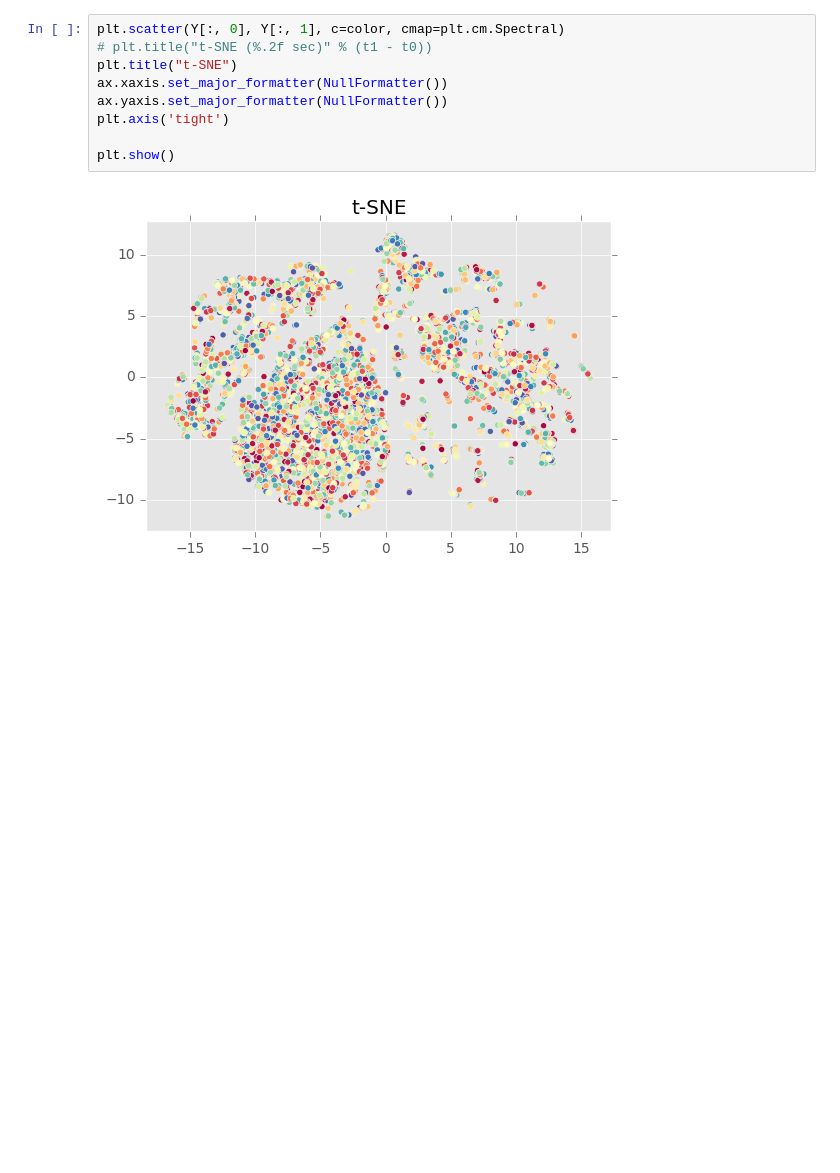
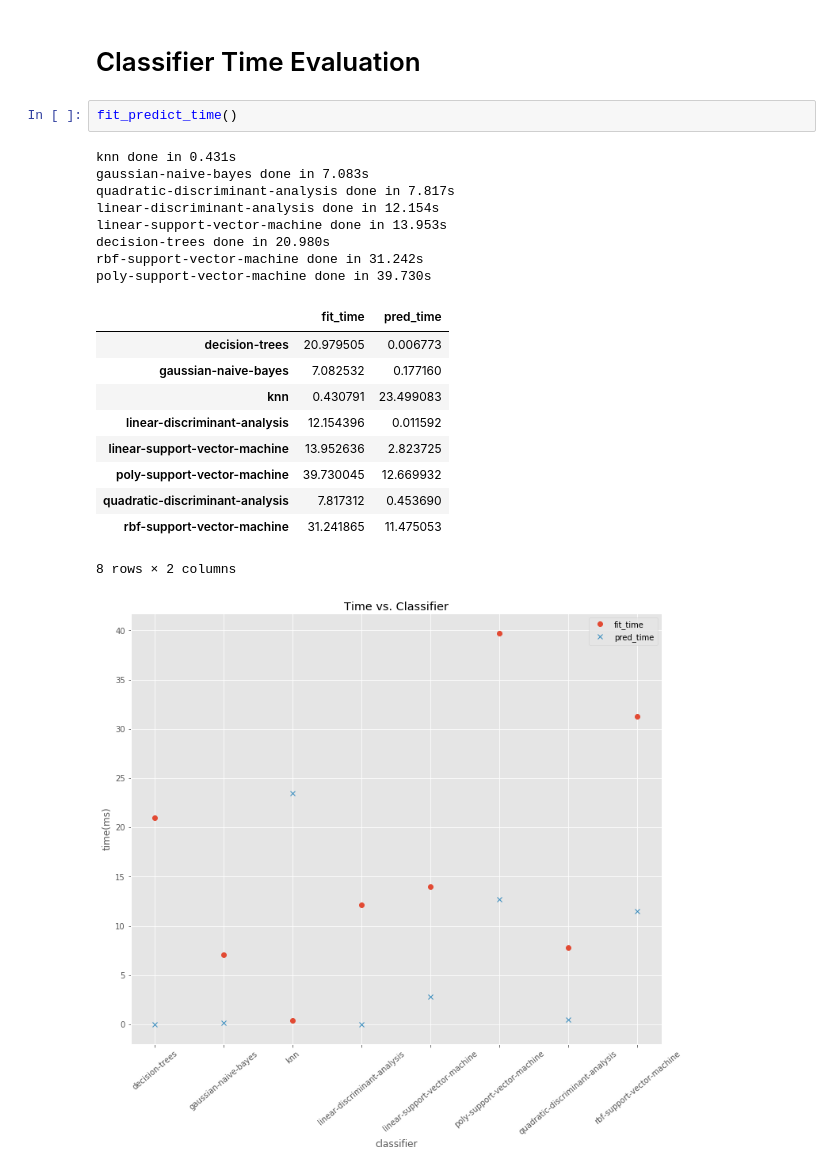
Before and after one commit to bhanupratapjain/human-activity-recognition, a Jupyter notebook: src/hac.ipynb, the cells around one changed output. Saved outputs shown, nothing was run; the diff lists cells and outputs as text; blank space fills up the shorter version.

```diff
--- a/src/hac.ipynb
+++ b/src/hac.ipynb
@@ -677,11 +704,24 @@ t-SNE: 2.2e+02 sec
-# %%
-plt.scatter(Y[:, 0], Y[:, 1], c=color, cmap=plt.cm.Spectral)
-# plt.title("t-SNE (%.2f sec)" % (t1 - t0))
-plt.title("t-SNE")
-ax.xaxis.set_major_formatter(NullFormatter())
-ax.yaxis.set_major_formatter(NullFormatter())
-plt.axis('tight')
-
-plt.show()
-# %% [output]
-[figure, removed]
+# %% [markdown]
+# Classifier Time Evaluation
+# %%
+fit_predict_time()
+# %% [output]
+knn done in 0.431s
+gaussian-naive-bayes done in 7.083s
+quadratic-discriminant-analysis done in 7.817s
+linear-discriminant-analysis done in 12.154s
+linear-support-vector-machine done in 13.953s
+decision-trees done in 20.980s
+rbf-support-vector-machine done in 31.242s
+poly-support-vector-machine done in 39.730s
+|  | fit_time | pred_time |
+| decision-trees | 20.979505 | 0.006773 |
+| gaussian-naive-bayes | 7.082532 | 0.177160 |
+| knn | 0.430791 | 23.499083 |
+| linear-discriminant-analysis | 12.154396 | 0.011592 |
+| linear-support-vector-machine | 13.952636 | 2.823725 |
+| poly-support-vector-machine | 39.730045 | 12.669932 |
+| quadratic-discriminant-analysis | 7.817312 | 0.453690 |
+| rbf-support-vector-machine | 31.241865 | 11.475053 |
+8 rows × 2 columns
+[figure, added]
```
Also changed, not shown: parts of 42 cells of this notebook, 3 other files.
